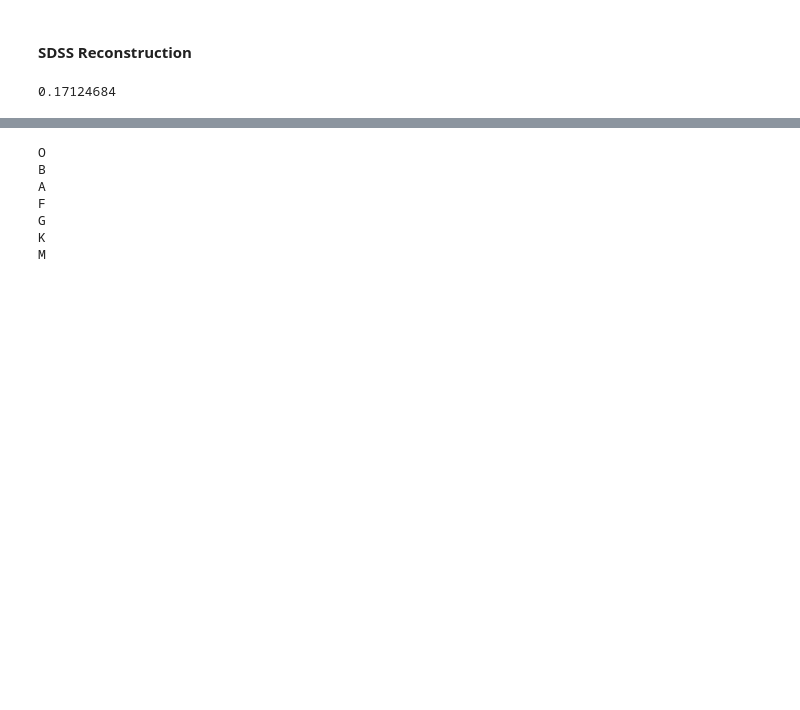
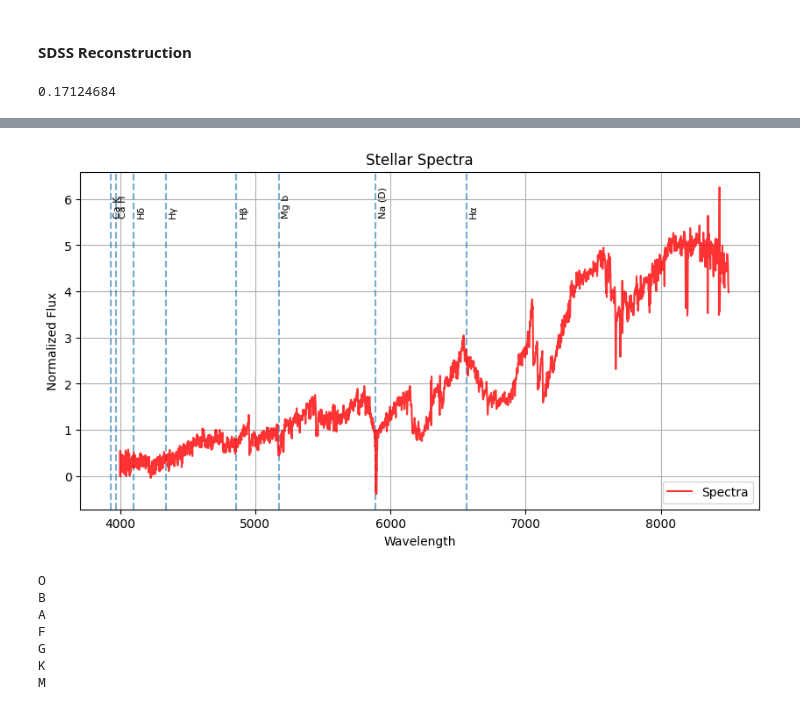
Before and after one commit to Alcatraz312/Survey-invariant-generalization, a Jupyter notebook: src/inspection/model_inspection/post_run_inspection.ipynb, the cells around one changed output, grey strips where cells are left out. Saved outputs shown, nothing was run; the diff lists cells and outputs as text; code cells hidden in the pictures; blank space fills up the shorter version.

```diff
--- a/src/inspection/model_inspection/post_run_inspection.ipynb
+++ b/src/inspection/model_inspection/post_run_inspection.ipynb
@@ -115,3 +119,39 @@ plt.show()
+# %%
+LAMBDA_START = 4000
+LAMBDA_END = 8500
+NUM_PIXELS = 3800
+
+wavelength_grid = np.linspace(LAMBDA_START, LAMBDA_END, NUM_PIXELS)
+random_star_index_sdss = random.randint(0, 3241)
+sdss_star_flux = sdss_flux[random_star_index_sdss]
+sdss_recon_flux = sdss_recon_spectra[random_star_index_sdss]
+
+spectral_lines = {
+    "Hα": 6563,
+    "Hβ": 4861,
+    "Hγ": 4341,
+    "Hδ": 4102,
+    "Na (D)": 5890,
+    "Ca K": 3934,
+    "Ca H": 3969,
+    "Mg b": 5175
+}
+
+plt.figure(figsize= (10, 5))
+# Plot vertical lines
+for label, wl in spectral_lines.items():
+    plt.axvline(x=wl, linestyle='--', alpha=0.6)
+    plt.text(wl + 20, max(sdss_star_flux)*0.9, label, rotation=90, fontsize=8)
+
+plt.title(f"Stellar Spectra")
+plt.grid()
+plt.plot(wavelength_grid, sdss_star_flux, label = "Spectra", alpha = 0.8, color = "r")
+plt.xlabel("Wavelength")
+plt.ylabel("Normalized Flux")
+plt.legend()
+plt.show()
+# %% [output]
+[figure, added]
 # %%
 for i in spectral_class_dict:
     print(i)
```
Also changed, not shown: parts of 13 cells of this notebook, 2 other files.
